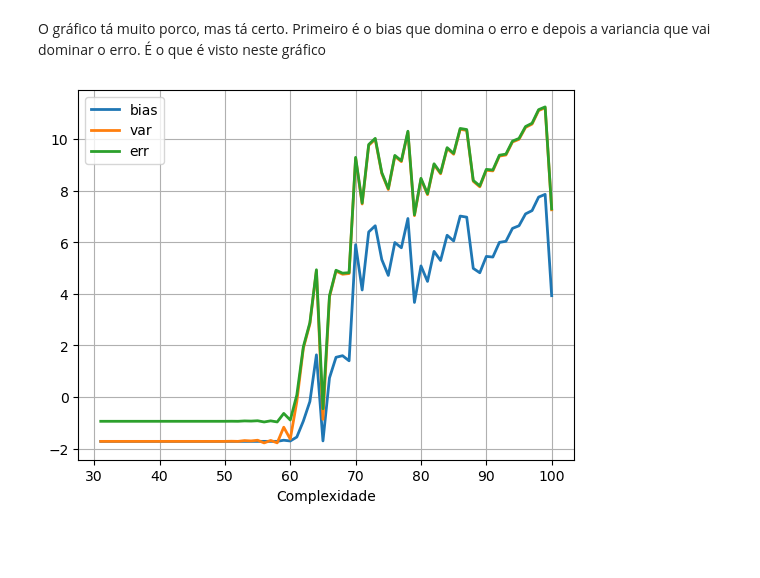
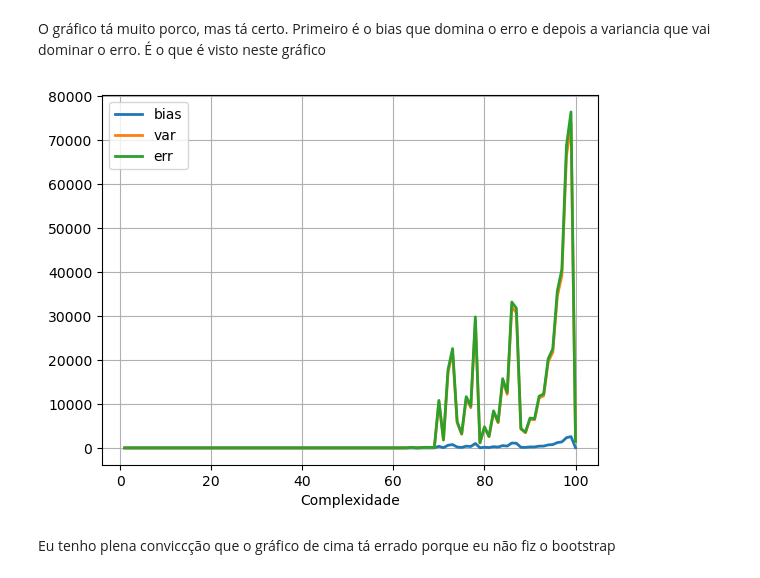
Before and after one commit to mickpires/machine-learning, a Jupyter notebook: exercicios_jensen/resampling.ipynb, the cells around one changed output. Saved outputs shown, nothing was run; the diff lists cells and outputs as text; code cells hidden in the pictures; blank space fills up the shorter version.

```diff
--- a/exercicios_jensen/resampling.ipynb
+++ b/exercicios_jensen/resampling.ipynb
@@ -141,7 +146,7 @@ plt.show()
 # %% [markdown]
 2) Bias-variance trade-off and resampling techniques
 # %%
-max_degree = 36
+max_degree = 100
 rmses_train = np.zeros((max_degree))
 rmses_test = np.zeros((max_degree))
 degrees = np.arange(1,max_degree+1,1)
@@ -207,15 +212,17 @@ for degree in range(max_degree):
 # %% [markdown]
 O gráfico tá muito porco, mas tá certo. Primeiro é o bias que domina o erro e depois a variancia que vai dominar o erro. É o que é visto neste gráfico
 # %%
-t = 30
+t = 100
 linewidth = 2
 type_plot = plt.plot
-type_plot(degrees[t:],np.log(bias_test[t:]),label='bias',linewidth=linewidth)
-type_plot(degrees[t:],np.log(var_test[t:]),label='var',linewidth=linewidth)
-type_plot(degrees[t:],np.log(eqm_test[t:]),label='err',linewidth=linewidth)
+type_plot(degrees[:t],bias_test[:t],label='bias',linewidth=linewidth)
+type_plot(degrees[:t],var_test[:t],label='var',linewidth=linewidth)
+type_plot(degrees[:t],eqm_test[:t],label='err',linewidth=linewidth)
 plt.legend()
 plt.xlabel('Complexidade')
 
 plt.grid(True)
 # %% [output]
-[figure, old version]
+[figure, new version]
+# %% [markdown]
+Eu tenho plena conviccção que o gráfico de cima tá errado porque eu não fiz o bootstrap
```
Also changed, not shown: parts of 9 cells of this notebook, 3 other files.
